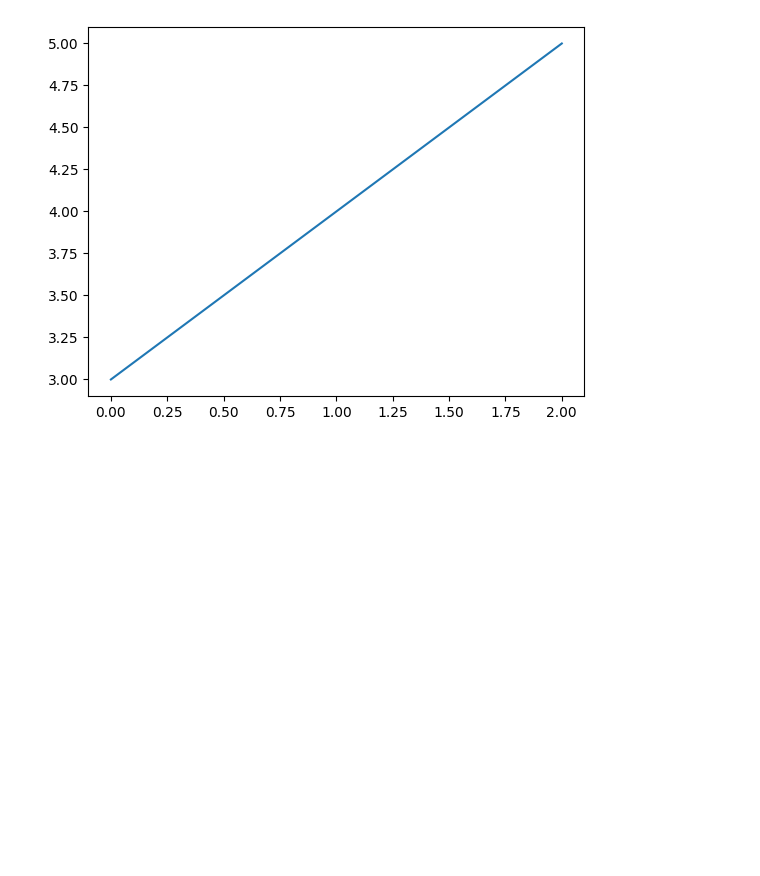
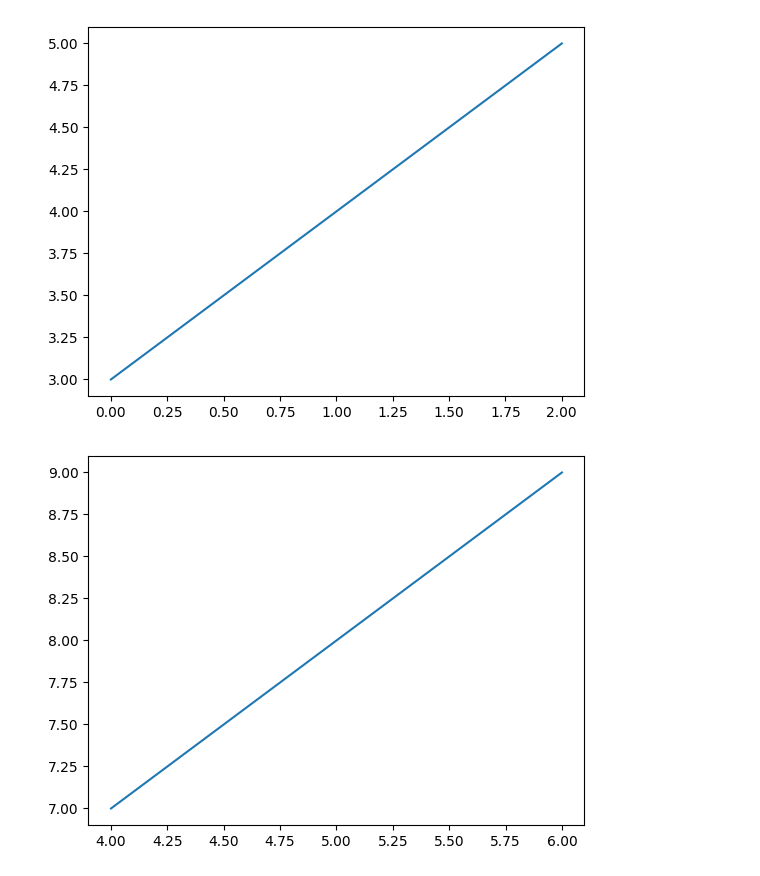
Before and after one commit to Ron091/Ron-Phthon, a Jupyter notebook: lesson14/lesson14_1.ipynb, the cells around one changed output. Saved outputs shown, nothing was run; the diff lists cells and outputs as text; code cells hidden in the pictures; blank space fills up the shorter version.

```diff
--- a/lesson14/lesson14_1.ipynb
+++ b/lesson14/lesson14_1.ipynb
@@ -16,3 +16,16 @@ ax_1.plot(X, Y)
 plt.show()
 # %% [output]
 [figure]
+# %%
+import matplotlib.pyplot as pyplot
+
+figure = pyplot.figure()
+
+axes = figure.add_subplot(1,1,1)
+
+x = [4,5,6]
+y = [7,8,9]
+axes.plot(x,y)
+plt.show()
+# %% [output]
+[figure, added]
```
